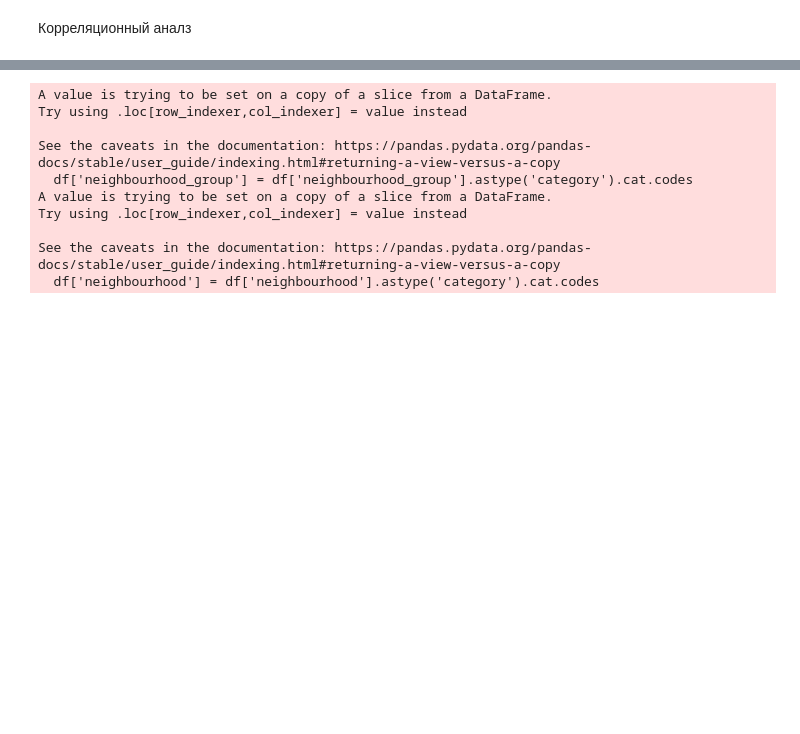
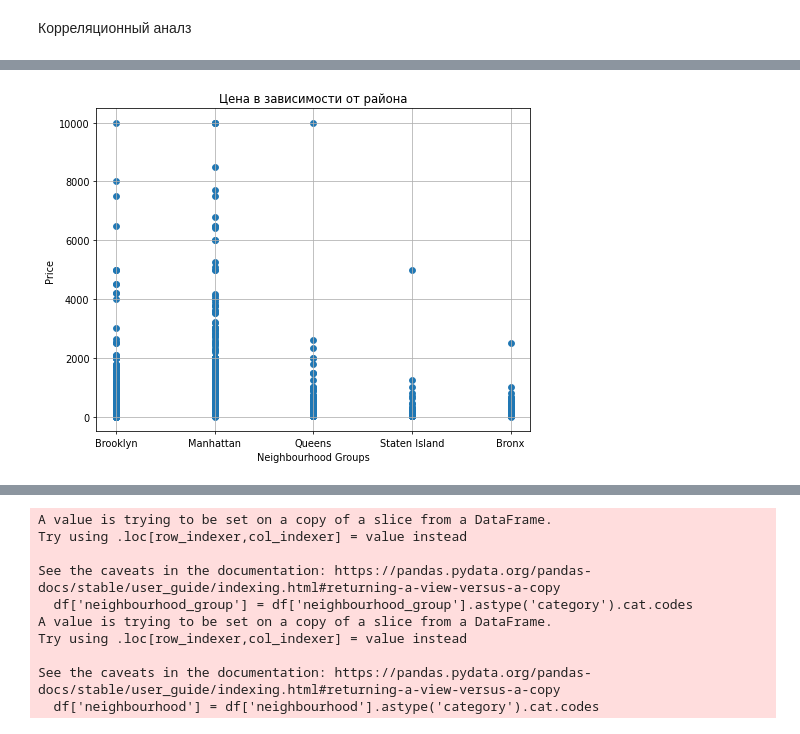
Before and after one commit to Plashka320/Stat_prack_HW_VyuzhaninPD_2025, a Jupyter notebook: itogovaya_pabota.ipynb, the cells around one changed output, grey strips where cells are left out. Cells and saved outputs as stored; diff of their text form; code cells hidden in the pictures; blank space fills up the shorter version.

```diff
--- a/itogovaya_pabota.ipynb
+++ b/itogovaya_pabota.ipynb
@@ -241,0 +255,11 @@ plt.show()
+# %%
+
+plt.figure(figsize=(8, 6), dpi=70)
+plt.scatter(df["neighbourhood_group"], df["price"])
+plt.title("Цена в зависимости от района")
+plt.xlabel("Neighbourhood Groups")
+plt.ylabel("Price")
+plt.grid(True)
+plt.show()
+# %% [output]
+[figure, added]
```
Also changed, not shown: parts of 26 cells of this notebook.
